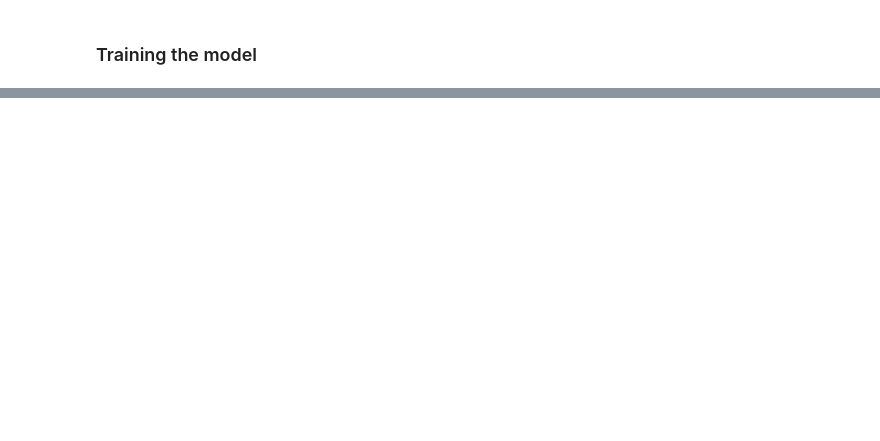
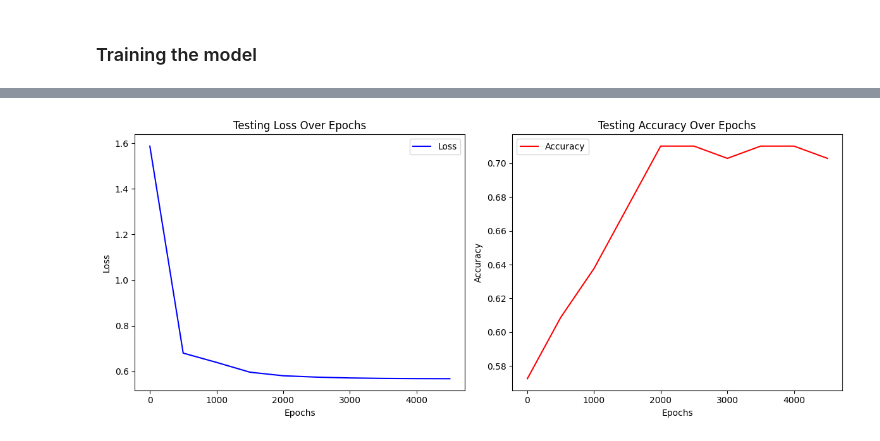
Before and after one commit to yashkathe/Predict-Heart-Failure-Binary-Classification, a Jupyter notebook: classify-heart-failure.ipynb, the cells around one changed output, grey strips where cells are left out. Cells and saved outputs as stored; diff of their text form; code cells hidden in the pictures; blank space fills up the shorter version.

```diff
--- a/classify-heart-failure.ipynb
+++ b/classify-heart-failure.ipynb
@@ -141,0 +265,4 @@ optimizer = torch.optim.SGD(model.parameters(), lr=0.001)
+# %%
+plot_side_by_side(epoch_arr, test_loss, test_accu, "Testing")
+# %% [output]
+[figure, added]
```
Also changed, not shown: parts of 16 cells of this notebook.
